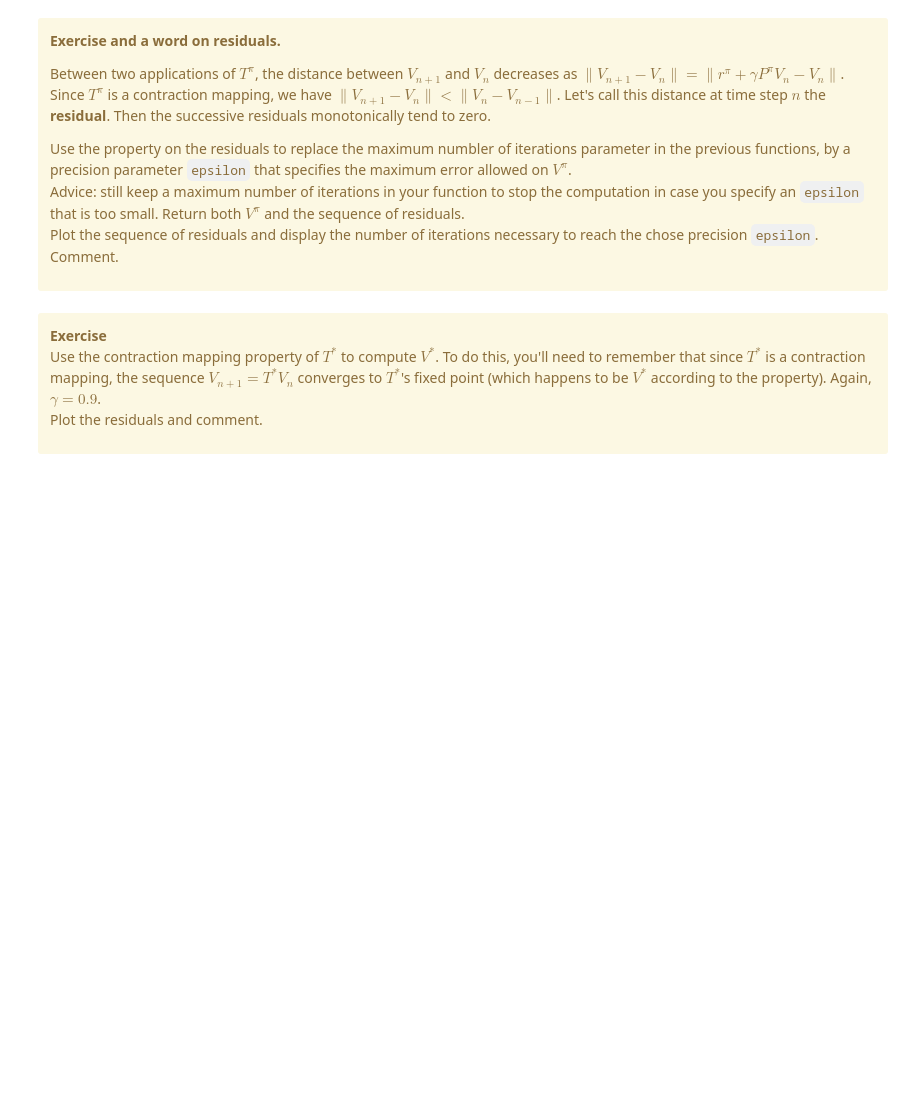
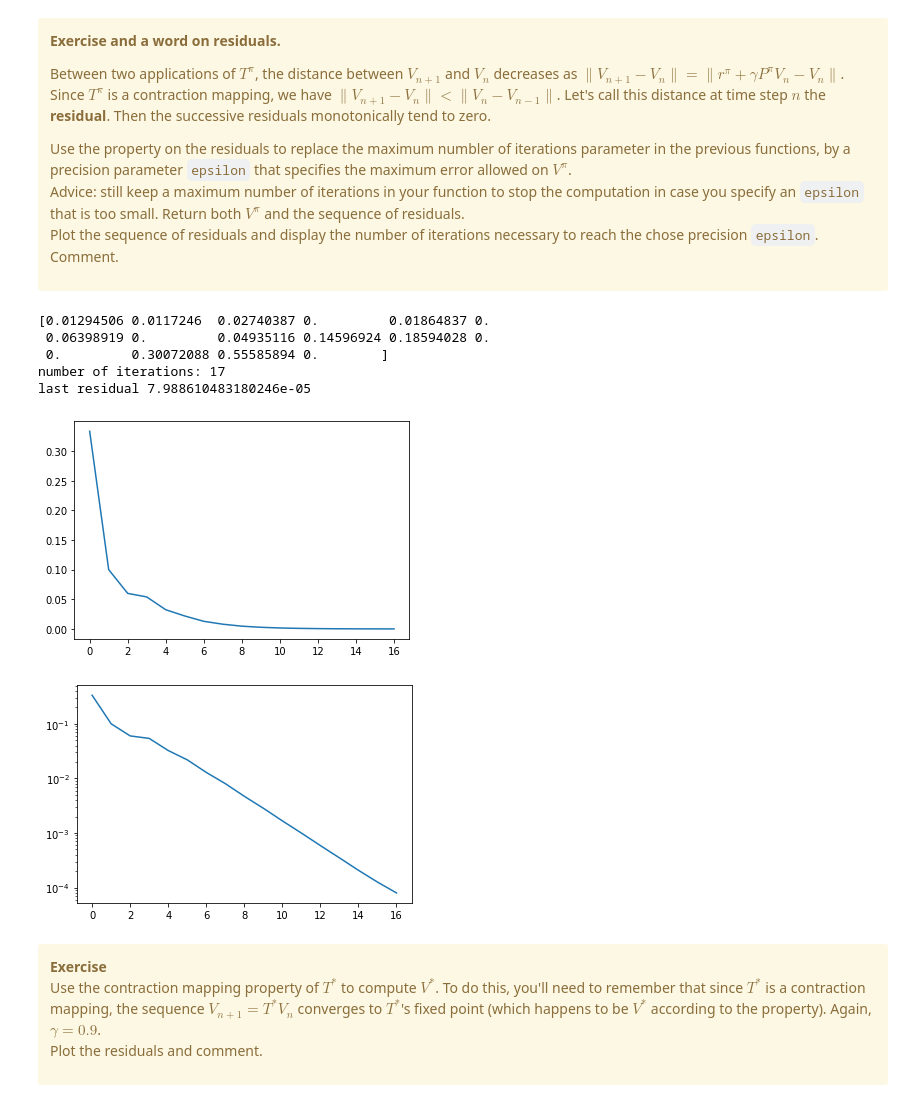
Before and after one commit to SupaeroDataScience/reinforcement-learning, a Jupyter notebook: notebooks/RL1 - RL fundamentals (2022).ipynb, the cells around one changed output. Cells and saved outputs as stored; diff of their text form; code cells hidden in the pictures; blank space fills up the shorter version.

```diff
--- a/notebooks/RL1 - RL fundamentals (2022).ipynb
+++ b/notebooks/RL1 - RL fundamentals (2022).ipynb
@@ -1217,3 +1361,19 @@ def print_policy(pi):
 # %load solutions/RL2_exercise2.py
 ### WRITE YOUR CODE HERE
 # If you get stuck, uncomment the line above to load a correction in this cell (then you can execute this code).
+
+import gym
+import gym.envs.toy_text.frozen_lake as fl
+import numpy as np
+
+env = gym.make('FrozenLake-v0')
+
+def greedyQpolicy(Q):
+    pi = np.zeros((env.observation_space.n),dtype=int)
+    for s in range(env.observation_space.n):
+        pi[s] = np.argmax(Q[s,:])
+    return pi
+
+pi = greedyQpolicy(Q)
+print(pi)
+print_policy(pi)
@@ -1341,3 +1687,58 @@ Plot the sequence of residuals and display the number of iterations necessary to
+# %%
+# %load solutions/RL2_exercise6.py
+### WRITE YOUR CODE HERE
+# If you get stuck, uncomment the line above to load a correction in this cell (then you can execute this code).
+
+import gym
+import gym.envs.toy_text.frozen_lake as fl
+import numpy as np
+%matplotlib inline
+import matplotlib.pyplot as plt
+
+env = gym.make('FrozenLake-v0')
+gamma = 0.9
+pi0 = fl.RIGHT*np.ones((env.observation_space.n))
+
+def policy_eval_iter_mat2(pi, epsilon, max_iter):
+    # build r and P
+    r_pi = np.zeros((env.observation_space.n))
+    P_pi = np.zeros((env.observation_space.n, env.observation_space.n))
+    for x in range(env.observation_space.n):
+        outcomes = env.unwrapped.P[x][pi[x]]
+        for o in outcomes:
+            p = o[0]
+            y = o[1]
+            r = o[2]
+            P_pi[x,y] += p
+            r_pi[x] += r*p
+    # Compute V
+    V = np.zeros((env.observation_space.n))
+    W = np.zeros((env.observation_space.n))
+    residuals = np.zeros((max_iter))
+    for i in range(max_iter):
+        W = r_pi + gamma * np.dot(P_pi, V)
+        residuals[i] = np.max(np.abs(W-V))
+        V[:] = W
+        if residuals[i]<epsilon:
+            residuals = residuals[:i+1]
+            break
+    return V, residuals
+
+V_pi0, residuals = policy_eval_iter_mat2(pi0,1e-4,10000)
+print(V_pi0)
+plt.plot(residuals)
+plt.figure()
+plt.semilogy(residuals)
+print("number of iterations:", residuals.size)
+print("last residual", residuals[-1])
+# %% [output]
+[0.01294506 0.0117246  0.02740387 0.         0.01864837 0.
+ 0.06398919 0.         0.04935116 0.14596924 0.18594028 0.
+ 0.         0.30072088 0.55585894 0.        ]
+number of iterations: 17
+last residual 7.988610483180246e-05
+[figure, added]
+[figure, added]
 # %% [markdown]
 <div class="alert alert-warning"><b>Exercise</b><br>
 
```
Also changed, not shown: parts of 52 cells of this notebook, 3 other files.
